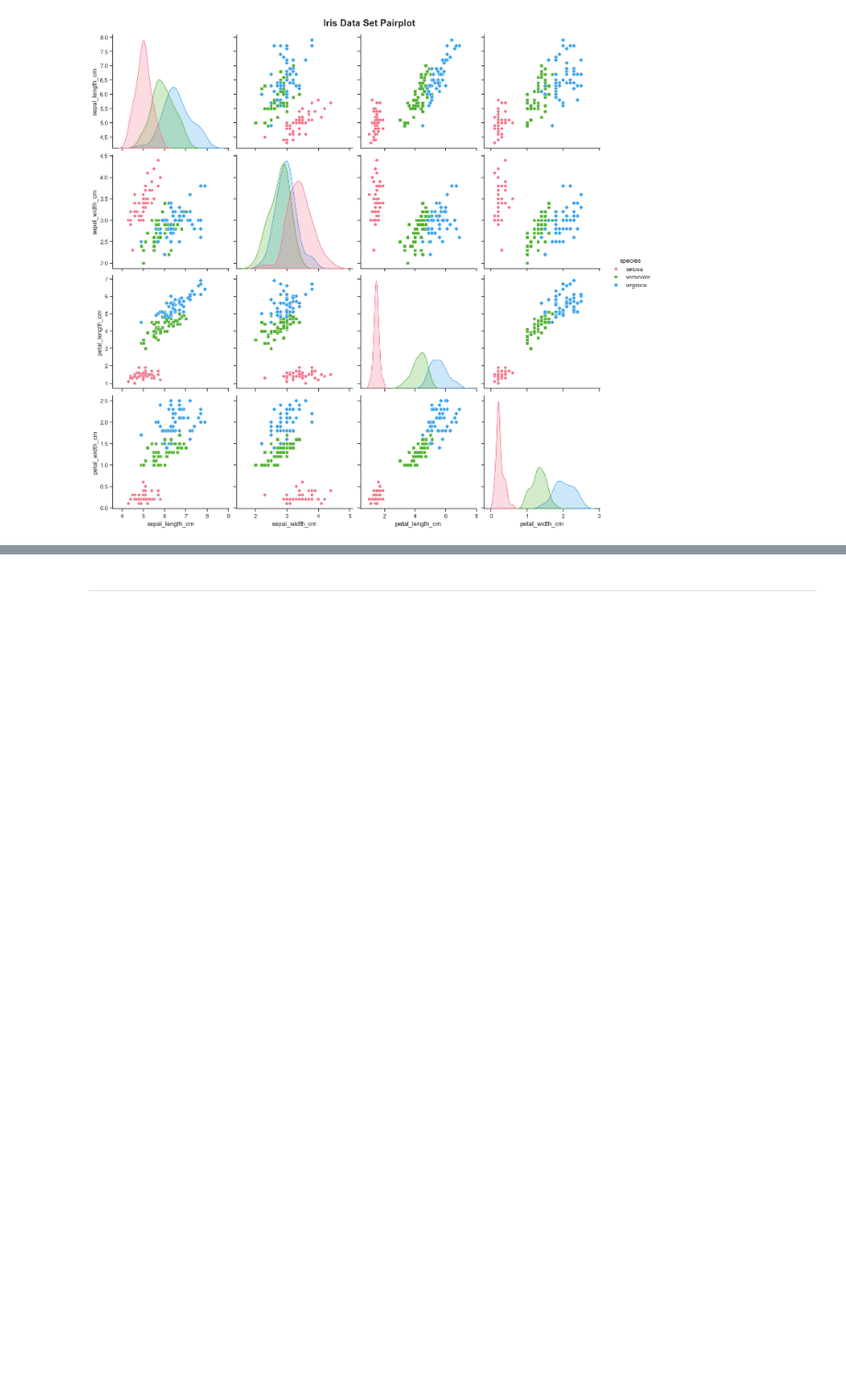
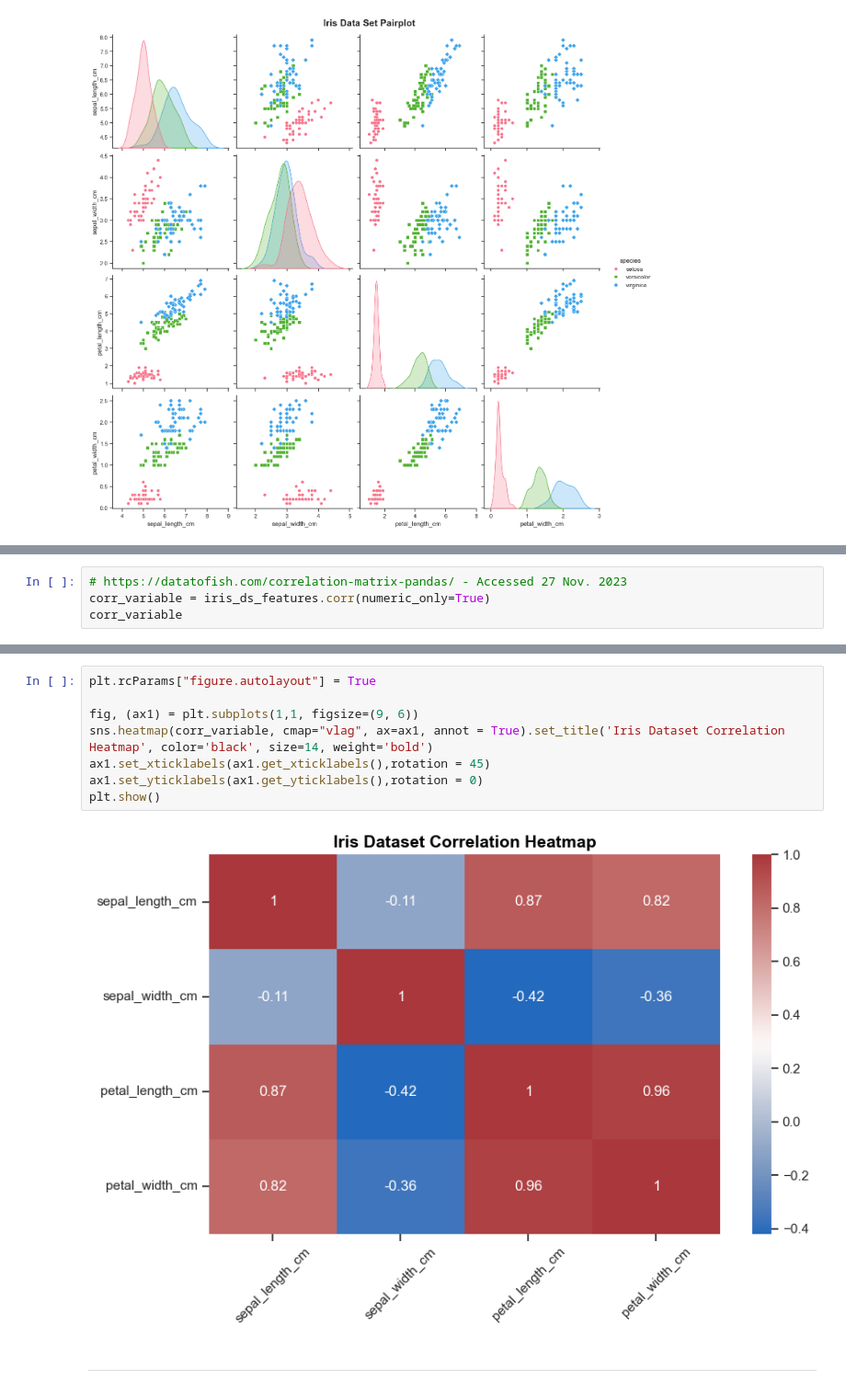
Before and after one commit to humphs078/data_analysis_fundamentals, a Jupyter notebook: project.ipynb, the cells around one changed output, grey strips where cells are left out. Shown at 92% size. Drawn from its saved outputs; the diff is of its cells as text; blank space fills up the shorter version.

Commit message:
Add information on correlation and add heatmaps to project notebook. Update references in project notebook.

```diff
--- a/project.ipynb
+++ b/project.ipynb
@@ -526,0 +555,4 @@ Text(0.5, 0.98, 'Iris Data Set Pairplot')
+# %%
+# https://datatofish.com/correlation-matrix-pandas/ - Accessed 27 Nov. 2023
+corr_variable = iris_ds_features.corr(numeric_only=True)
+corr_variable
@@ -527,3 +575,13 @@ Text(0.5, 0.98, 'Iris Data Set Pairplot')
+# %%
+plt.rcParams["figure.autolayout"] = True
+
+fig, (ax1) = plt.subplots(1,1, figsize=(9, 6))
+sns.heatmap(corr_variable, cmap="vlag", ax=ax1, annot = True).set_title('Iris Dataset Correlation Heatmap', color='black', size=14, weight='bold')
+ax1.set_xticklabels(ax1.get_xticklabels(),rotation = 45)
+ax1.set_yticklabels(ax1.get_yticklabels(),rotation = 0)
+plt.show()
+# %% [output]
+[figure, added]
 # %% [markdown]
 ---
 # %% [markdown]
```
Also changed, not shown: parts of 8 cells of this notebook.
